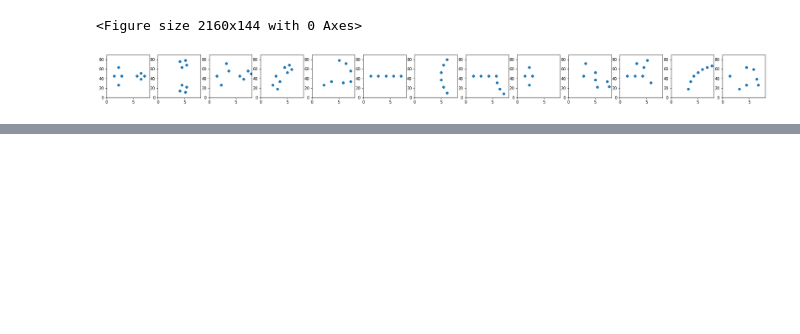
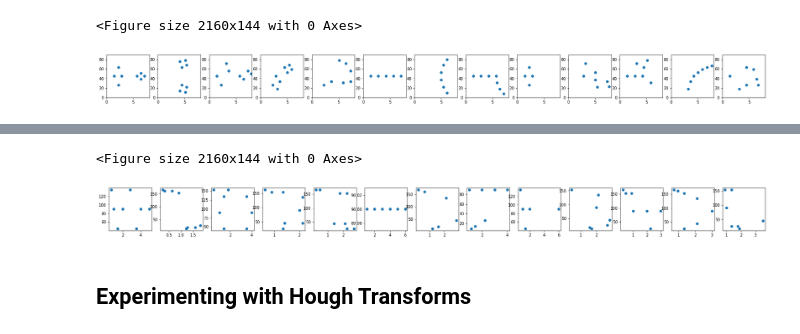
Before and after one commit to tyagi-iiitv/PC-Expo, a Jupyter notebook: misc/theta_row_space_analysis.ipynb, the cells around one changed output, grey strips where cells are left out. Drawn from its saved outputs; the diff is of its cells as text; code cells hidden in the pictures; blank space fills up the shorter version.

```diff
--- a/misc/theta_row_space_analysis.ipynb
+++ b/misc/theta_row_space_analysis.ipynb
@@ -34,6 +35,3 @@ for i,chart in enumerate(charts):
 [figure]
 # %%
 import plotly.express as px
-# %%
-fig = px.parallel_coordinates(split_up)
-fig.show()
@@ -43,7 +38,14 @@ fig.show()
+# %%
+for chart, name in zip(charts, chart_names):
+    fig = px.parallel_coordinates(chart)
+    fig.write_image(name+'pcp.png')
 # %%
 import math
+import numpy as np
 def ToPolar(x,y):
-    return (math.sqrt(x*x + y*y), 180*((math.atan(y/x))/(math.pi)))
+    rho = np.sqrt(x**2 + y**2)
+    phi = math.degrees(np.arctan2(y, x))
+    return(rho, phi)
 # %%
 f = plt.figure()
 plt.rcParams['figure.figsize'] = (30, 2)
@@ -77,9 +79,24 @@ import math
 def getThetaPhi(x1,y1,x2,y2):
     m = (y2-y1)/(x2-x1)
     c = -1*m*x1+y1
-    a = -1*m
-    b = 1
-    c = -1*c
-    theta = math.tan(b/a)
-    p = (-1*c)/(math.sqrt(a*a + b*b))
-    phi = p/(math.cos(theta))
+    x_closest = (-1*m*c)/(m*m+1)
+    y_closest = c/(m*m+1)
+    phi = math.sqrt(x_closest**2 + y_closest**2)
+    theta = math.degrees(np.arctan2(y_closest, x_closest))
+    return (phi, theta)
+# %%
+f = plt.figure()
+plt.rcParams['figure.figsize'] = (30, 2)
+f,axes = plt.subplots(nrows=1, ncols=13)
+for i,chart in enumerate(charts):
+    polars = [getThetaPhi(0,cur_x, 1,cur_y) for cur_x,cur_y in chart]
+    x = [cur_x for cur_x, _ in polars]
+    y = [cur_y for _,cur_y in polars]
+    axes[i].scatter(x,y)
+#     axes[i].set_xlim([0,8])
+#     axes[i].set_ylim([0, 100])
+# %% [output]
+<Figure size 2160x144 with 0 Axes>
+[figure, added]
+# %% [markdown]
+## Experimenting with Hough Transforms
```
Also changed, not shown: parts of 11 cells of this notebook, 22 other files.
